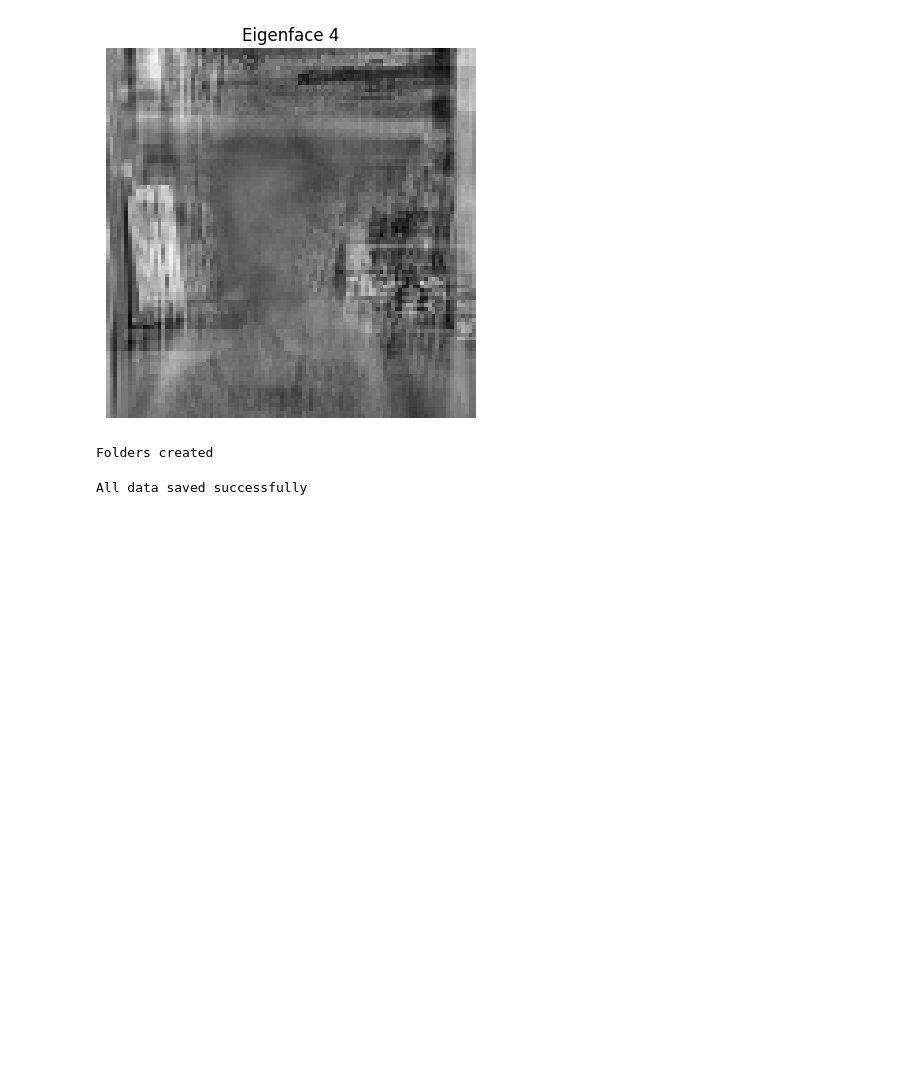
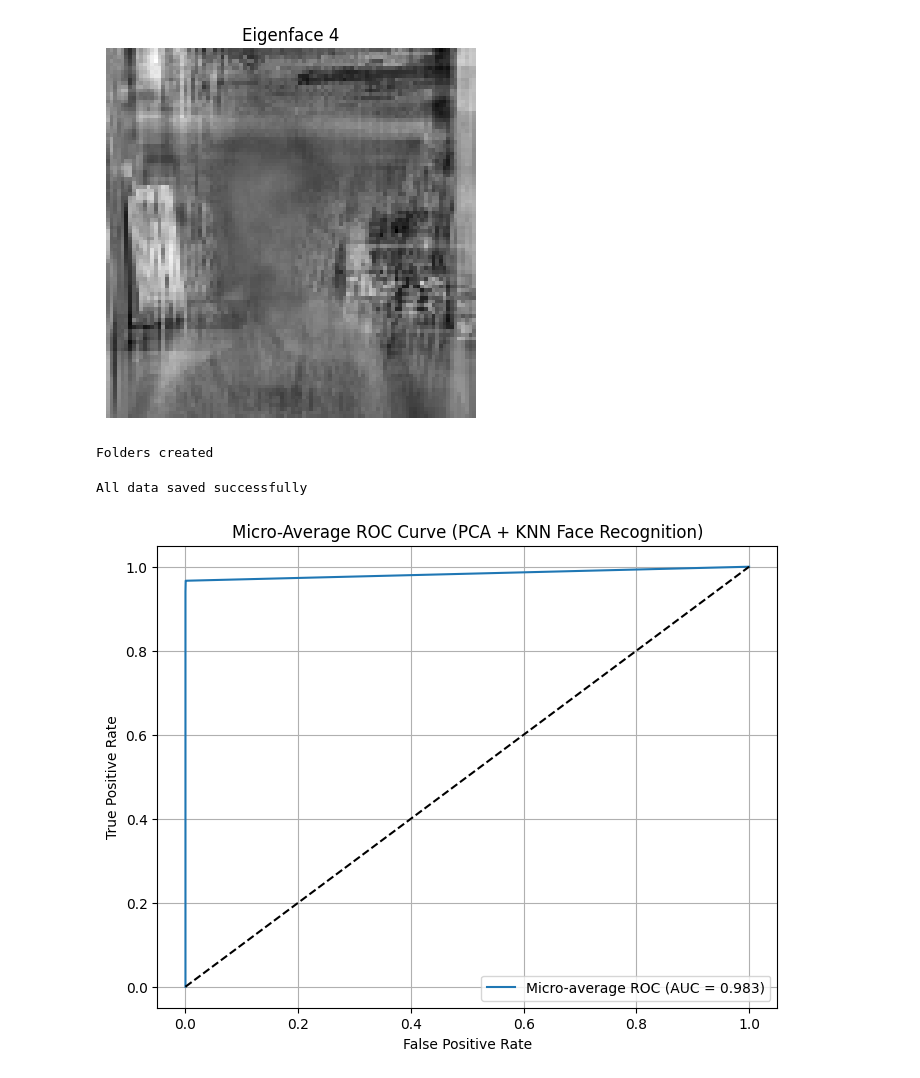
Before and after one commit to ComputerVisionTasks/Computer_vision_Task4, a Jupyter notebook: face_recognition_pca/PCA.ipynb, the cells around one changed output. Cells and saved outputs as stored; diff of their text form; code cells hidden in the pictures; blank space fills up the shorter version.

```diff
--- a/face_recognition_pca/PCA.ipynb
+++ b/face_recognition_pca/PCA.ipynb
@@ -236,3 +236,37 @@ with open(os.path.join(data_path, "test_paths.json"), "w") as f:
 print("All data saved successfully")
 # %% [output]
 All data saved successfully
+# %%
+y_score = knn.predict_proba(X_test_pca)
+# %%
+from sklearn.preprocessing import label_binarize
+
+classes = np.unique(y_train)
+
+y_test_bin = label_binarize(y_test, classes=classes)
+# %%
+from sklearn.metrics import roc_curve, auc
+import matplotlib.pyplot as plt
+
+# micro-average ROC
+fpr_micro, tpr_micro, _ = roc_curve(y_test_bin.ravel(), y_score.ravel())
+roc_auc_micro = auc(fpr_micro, tpr_micro)
+# %%
+plt.figure(figsize=(8,6))
+
+plt.plot(
+    fpr_micro,
+    tpr_micro,
+    label=f"Micro-average ROC (AUC = {roc_auc_micro:.3f})"
+)
+
+plt.plot([0, 1], [0, 1], 'k--')
+
+plt.xlabel("False Positive Rate")
+plt.ylabel("True Positive Rate")
+plt.title("Micro-Average ROC Curve (PCA + KNN Face Recognition)")
+plt.legend(loc="lower right")
+plt.grid()
+plt.show()
+# %% [output]
+[figure, added]
```
Also changed, not shown: 6 other files.
